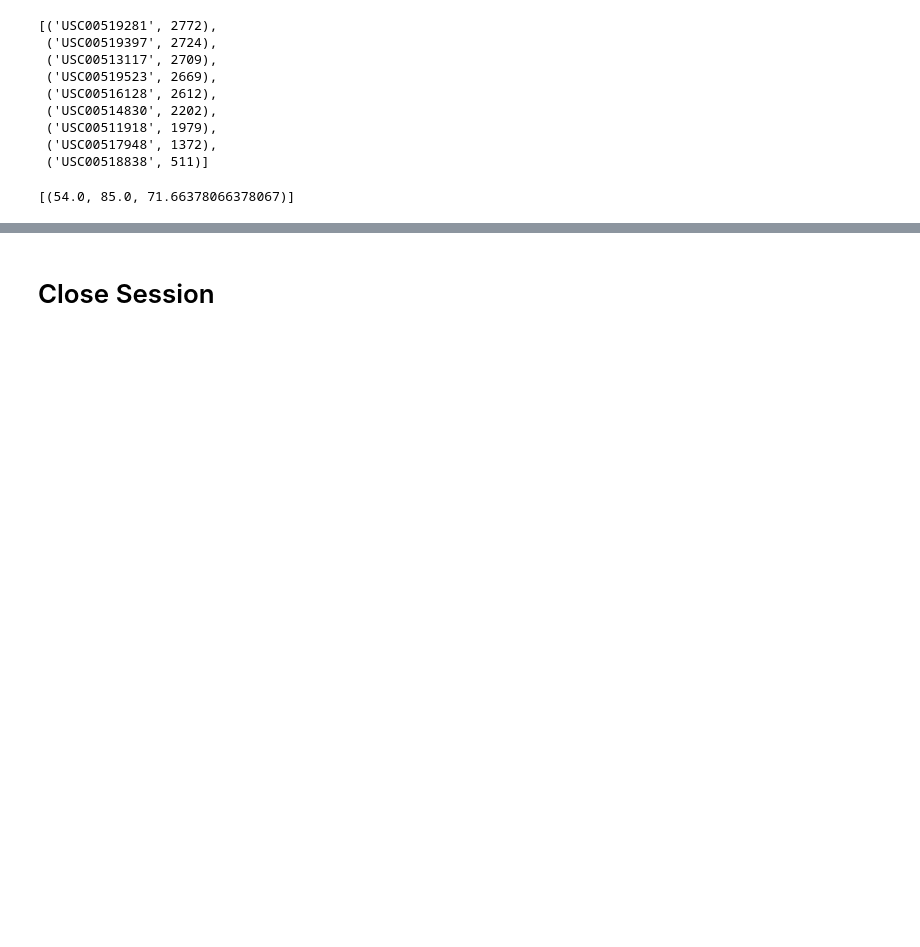
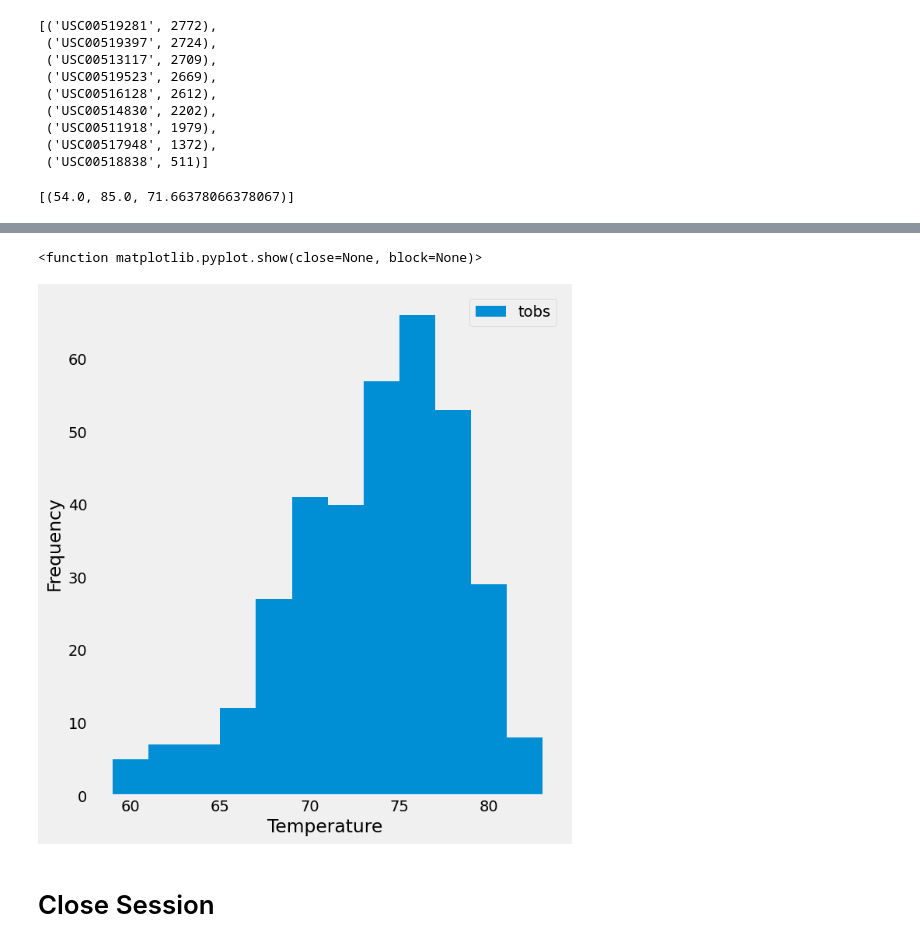
Before and after one commit to msi33/sqlalchemy-challenge, a Jupyter notebook: SurfsUp/climate_starter.ipynb, the cells around one changed output, grey strips where cells are left out. Cells and saved outputs as stored; diff of their text form; code cells hidden in the pictures; blank space fills up the shorter version.

```diff
--- a/SurfsUp/climate_starter.ipynb
+++ b/SurfsUp/climate_starter.ipynb
@@ -208,0 +185,11 @@ Text(0.5, 4.183333333333314, 'Temperature')
+# %%
+tobs_overayear = session.query(Measurement.station, Station.name, Measurement.date, Measurement.tobs).\
+filter(Measurement.station == Station.station).\
+filter(Measurement.station == "USC00519281").\
+filter(Measurement.date >= "2016-08-23").\
+filter(Measurement.date <= "2017-08-23").\
+order_by(Measurement.date).all()
+# %%
+tobs_overayear_df = pd.DataFrame(tobs_overayear)
+tobs_overayear_df = tobs_overayear_df.rename(columns={"station" : "station", "name" : "Name", "date" : "Date", "tobs" : "tobs"})
+tobs_overayear_df.head()
@@ -209,3 +203,13 @@ Text(0.5, 4.183333333333314, 'Temperature')
+# %%
+# hist = df_results['tobs'].hist(bins=12,figsize=(8,5), color='b', zorder=2)
+tobs_overayear_df.plot.hist(bins=12, figsize=(7,8))
+plt.grid()
+plt.xlabel("Temperature ")
+plt.savefig("StationTemps.png")
+plt.show
+# %% [output]
+<function matplotlib.pyplot.show(close=None, block=None)>
+[figure, added]
 # %% [markdown]
 # Close Session
 # %%
```
Also changed, not shown: parts of 17 cells of this notebook, 4 other files.
